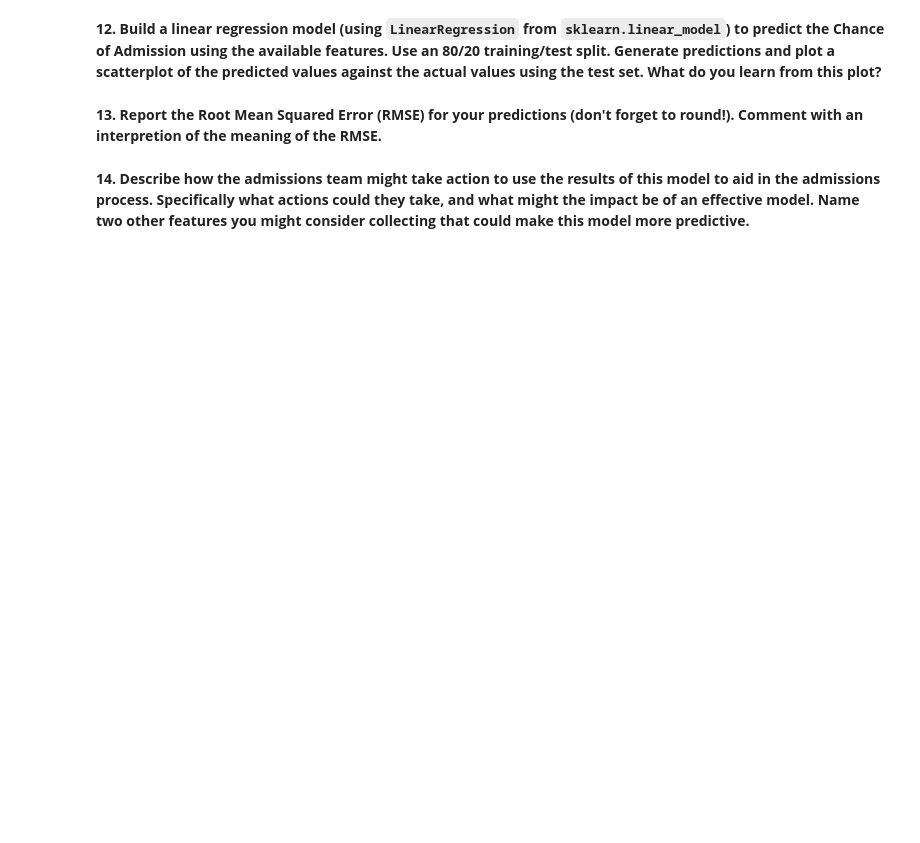
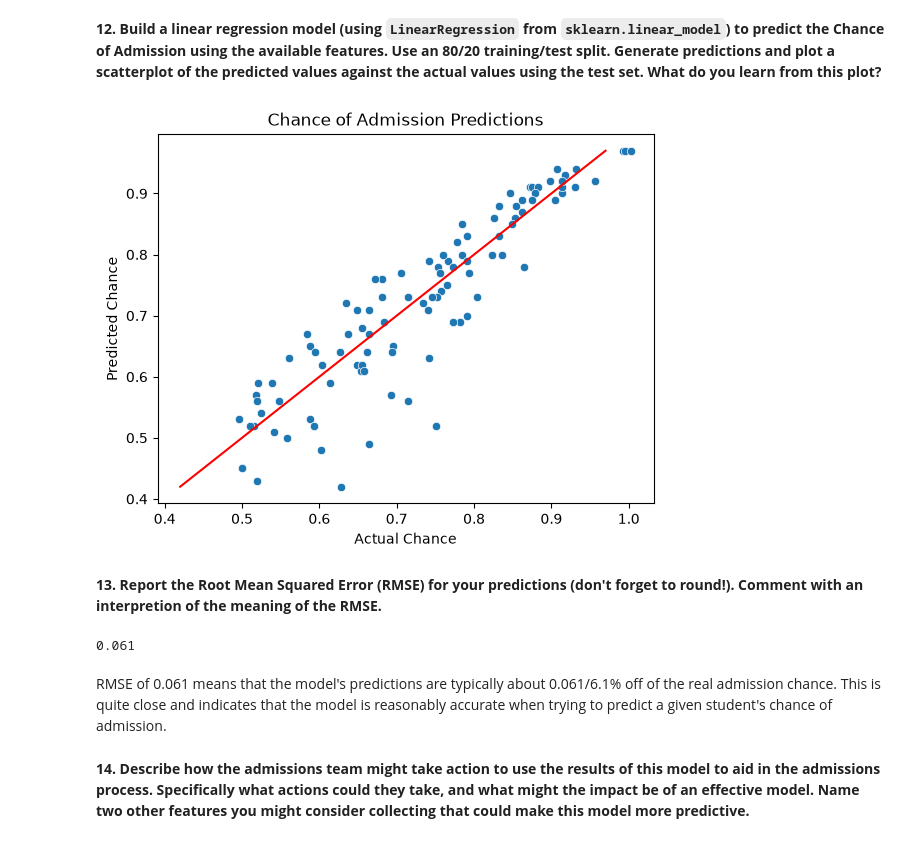
Before and after one commit to chrismji/Datasci-and-Ai-in-Bus, a Jupyter notebook: hw2.ipynb, the cells around one changed output. Cells and saved outputs as stored; diff of their text form; code cells hidden in the pictures; blank space fills up the shorter version.

```diff
--- a/hw2.ipynb
+++ b/hw2.ipynb
@@ -144,6 +173,46 @@ sns.boxplot(data=df, y='Chance of Admit', x='University Rating')
 # %% [markdown]
 **12. Build a linear regression model (using `LinearRegression` from `sklearn.linear_model`) to predict the Chance of Admission using the available features. Use an 80/20 training/test split.  Generate predictions and plot a scatterplot of the predicted values against the actual values using the test set. What do you learn from this plot?**
+# %%
+from sklearn.model_selection import train_test_split
+from sklearn.linear_model import LinearRegression
+
+X = df.drop(columns=['Chance of Admit'])
+y = df['Chance of Admit']
+
+X_train, X_test, y_train, y_test = train_test_split(
+    X, y, test_size=0.2, random_state=604
+)
+
+# Build and train model
+model = LinearRegression()
+model.fit(X_train, y_train)
+
+# Generate predictions
+y_pred = model.predict(X_test)
+
+# Predicted vs actual scatterplot
+sns.scatterplot(x=y_pred, y=y_test)
+
+plt.xlabel('Actual Chance')
+plt.ylabel('Predicted Chance')
+plt.title('Chance of Admission Predictions')
+
+# Reference line: perfect predictions
+plt.plot([y_test.min(), y_test.max()], [y_test.min(), y_test.max()], color='red')
+
+plt.show()
+# %% [output]
+[figure, added]
 # %% [markdown]
 **13. Report the Root Mean Squared Error (RMSE) for your predictions (don't forget to round!).  Comment with an interpretion of the meaning of the RMSE.**
+# %%
+from sklearn.metrics import mean_squared_error
+
+rmse = mean_squared_error(y_test, y_pred) ** 0.5
+print(round(rmse,3))
+# %% [output]
+0.061
+# %% [markdown]
+RMSE of 0.061 means that the model's predictions are typically about 0.061/6.1% off of the real admission chance. This is quite close and indicates that the model is reasonably accurate when trying to predict a given student's chance of admission.
 # %% [markdown]
 **14. Describe how the admissions team might take action to use the results of this model to aid in the admissions process.  Specifically what actions could they take, and what might the impact be of an effective model.  Name two other features you might consider collecting that could make this model more predictive.**
```
Also changed, not shown: parts of 8 cells of this notebook.
